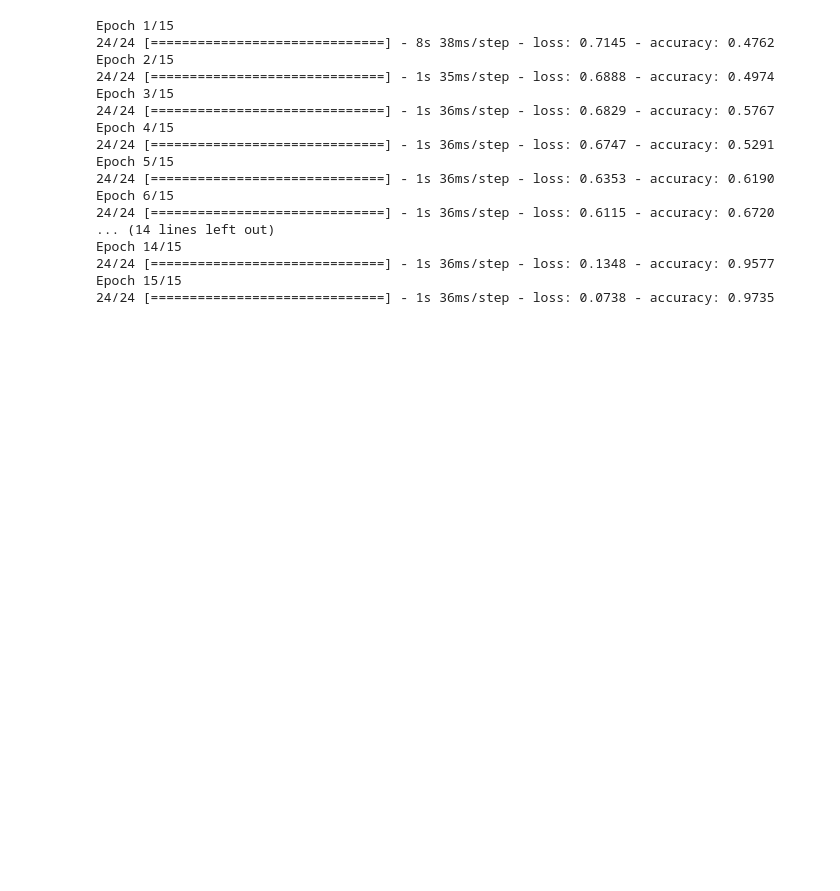
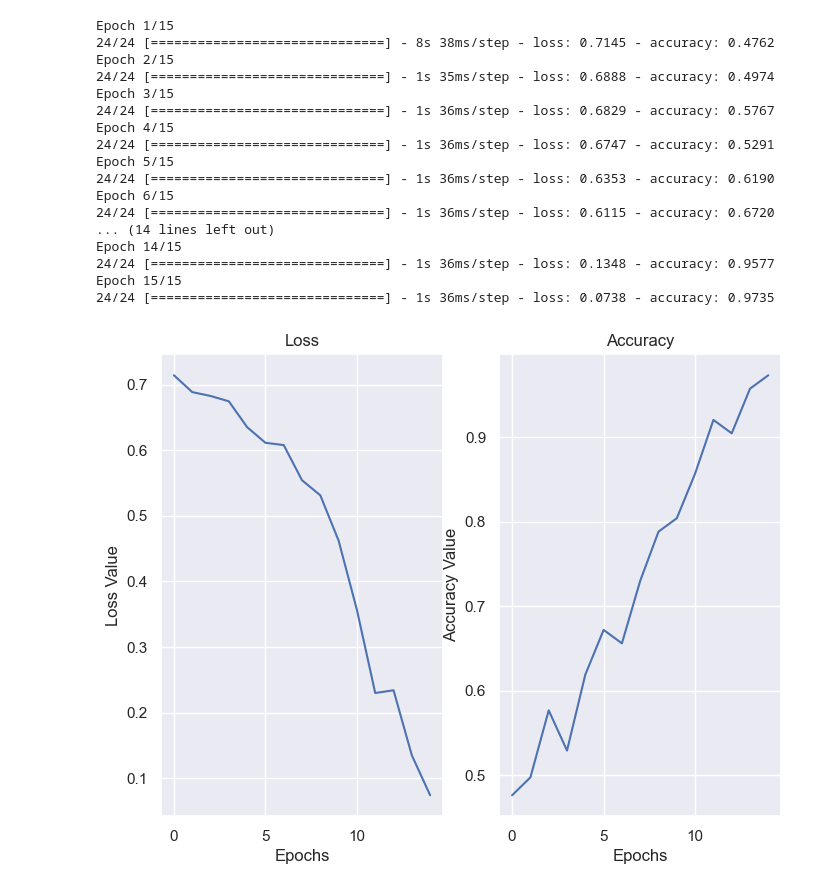
Before and after one commit to BassamSaleh99/Violence-Detection, a Jupyter notebook: Violence Detection.ipynb, the cells around one changed output. Cells and saved outputs as stored; diff of their text form; code cells hidden in the pictures; blank space fills up the shorter version.

Commit message:
Plot for Loss value and Accuracy value

```diff
--- a/Violence Detection.ipynb
+++ b/Violence Detection.ipynb
@@ -4,12 +4,22 @@
 import os
 import cv2
 import numpy as np
-import matplotlib.pyplot as plt
-import seaborn as sns
 
 import tensorflow as tf
 from tensorflow.keras.models import Sequential
 from tensorflow.keras.layers import Conv3D, MaxPooling3D, Flatten, Dense, Dropout, LSTM, TimeDistributed, Reshape
+
+from sklearn.metrics import classification_report, confusion_matrix
+
+from flask import Flask, render_template, request, redirect, url_for, jsonify
+
+import matplotlib.pyplot as plt
+import seaborn as sns
+import warnings
+
+sns.set(context='notebook', style='darkgrid', palette='deep', font='sans-serif', font_scale=1, color_codes=False, rc=None)
+warnings.filterwarnings("always")
+warnings.filterwarnings("ignore")
 # %%
 IMG_SIZE = 64
 NUM_FRAMES = 10
@@ -127,8 +138,8 @@ def load_data(data_path, label):
 
     return np.array(data), np.array(labels)
 # %%
-train_violence_data, train_violence_labels = load_data(r"C:\Users\LEGION\Desktop\Violence Detection_O\Violence Detection\train_violence", label=1)
-train_non_violence_data, train_non_violence_labels = load_data(r"C:\Users\LEGION\Desktop\Violence Detection_O\Violence Detection\train_non_violence", label=0)
+train_violence_data, train_violence_labels = load_data(r"C:\Users\ASUS\Desktop\Projects\Violence Detectin\costom-videos-dataset 2\costom-videos-dataset\train\violence", label=1)
+train_non_violence_data, train_non_violence_labels = load_data(r"C:\Users\ASUS\Desktop\Projects\Violence Detectin\costom-videos-dataset 2\costom-videos-dataset\train\non-violence", label=0)
 # %% [output]
 Error: Not enough frames extracted. Check video file.
 Error: Not enough frames extracted. Check video file.
@@ -194,0 +206,17 @@ model = load_model("violence_detection_model.h5")
+# %%
+plt.figure(figsize=(8, 6))
+plt.subplot(1, 2, 1)
+plt.plot(history.history['loss'])
+plt.title('Loss')
+plt.xlabel('Epochs')
+plt.ylabel('Loss Value')
+
+plt.subplot(1, 2, 2)
+plt.plot(history.history['accuracy'])
+plt.title('Accuracy')
+plt.xlabel('Epochs')
+plt.ylabel('Accuracy Value')
+
+plt.show()
+# %% [output]
+[figure, added]
```
Also changed, not shown: parts of 7 cells of this notebook.
